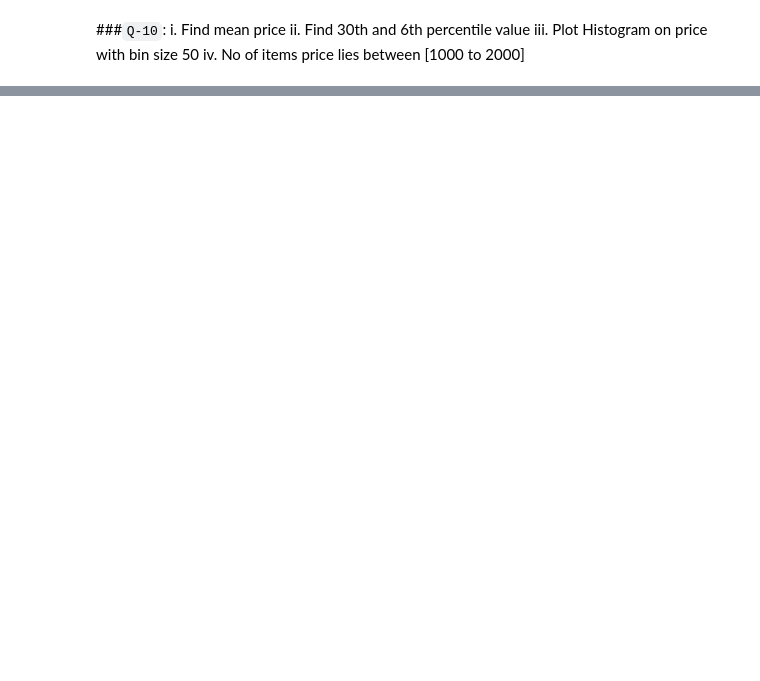
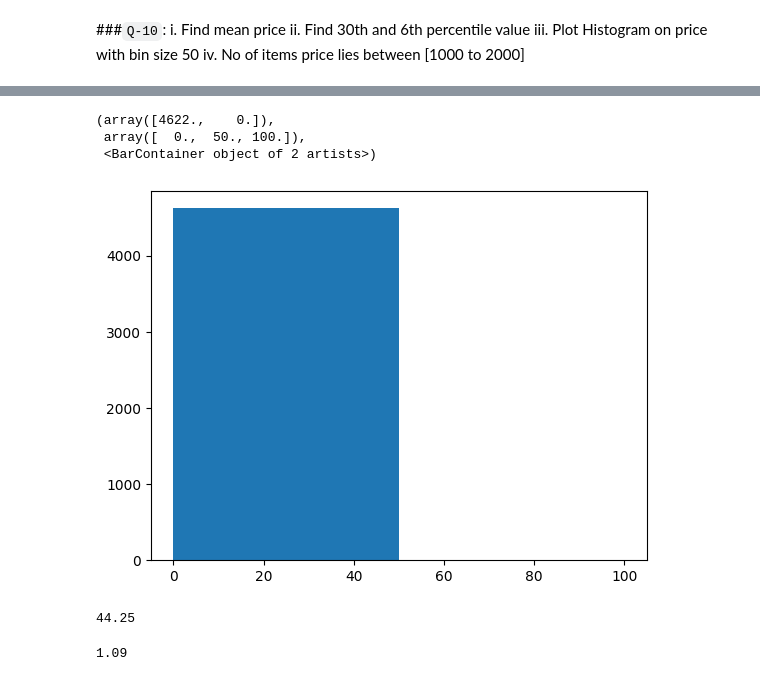
Before and after one commit to singhbhaskar360/Python_ML, a Jupyter notebook: session_16_PANDAS_tasks.ipynb, the cells around one changed output, grey strips where cells are left out. Cells and saved outputs as stored; diff of their text form; code cells hidden in the pictures; blank space fills up the shorter version.

```diff
--- a/session_16_PANDAS_tasks.ipynb
+++ b/session_16_PANDAS_tasks.ipynb
@@ -190,0 +211,15 @@ Chicken Salad Bowl                        $8.75
+# %%
+plt.hist(items,bins=[0,50,100])
+# %% [output]
+(array([4622.,    0.]),
+ array([  0.,  50., 100.]),
+ <BarContainer object of 2 artists>)
+[figure, added]
+# %%
+items['item_price'].max()
+# %% [output]
+44.25
+# %%
+items['item_price'].min()
+# %% [output]
+1.09
```
Also changed, not shown: parts of 9 cells of this notebook.
